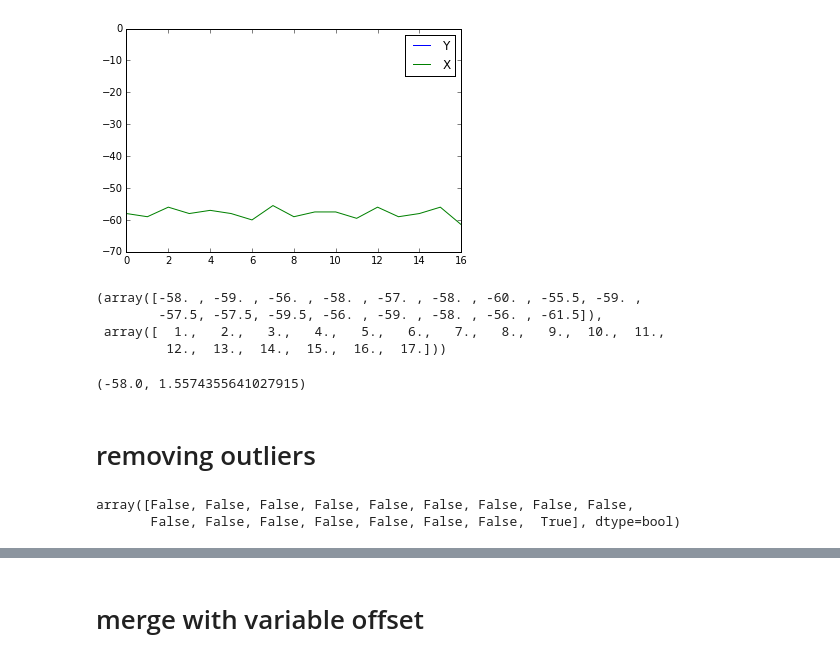
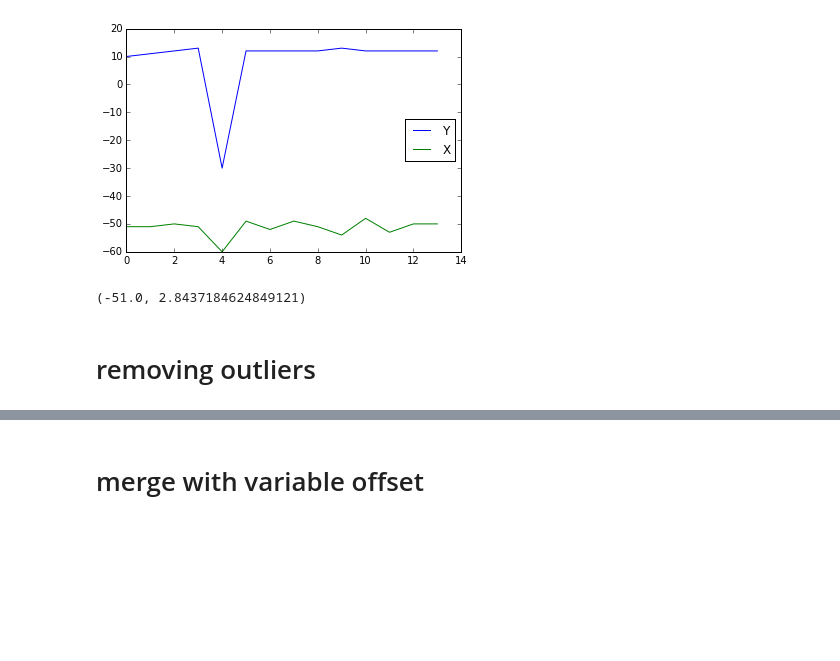
Before and after one commit to arve0/master, a Jupyter notebook: stitch with registration.ipynb, the cells around one changed output, grey strips where cells are left out. Cells and saved outputs as stored; diff of their text form; code cells hidden in the pictures; blank space fills up the shorter version.

```diff
--- a/stitch with registration.ipynb
+++ b/stitch with registration.ipynb
@@ -53,3 +24,9 @@ img_hist(eq)
 # %%
-img1 = io.imread(e.image(0,0,0,0))
-img2 = io.imread(e.image(0,0,1,0))
+from leicaexperiment import Experiment
+e = Experiment('data/experiment--2015_04_29_16_35_42 - Copy')
+
+rows = e.field_rows(0,0)
+cols = e.field_columns(0,0)
+
+img1 = imread(e.image(0,0,0,0))
+img2 = imread(e.image(0,0,0,1))
@@ -95,20 +36,24 @@ Wall time: 85.6 ms
 %%time
 translations = []
 row = 0
-selem = morphology.square(255)
-prev_p = None
 for col in cols:
-    p = e.image(0, 0, col, row)
-    if prev_p:
-        img1 = io.imread(prev_p)
-        img2 = io.imread(p)
+    p = e.image(0, 0, row, col)
+    next_p = e.image(0, 0, row, col+1)
+    if not next_p:
+        continue
 
-        # improve high frequency signal
-        #img1 = filters.rank.equalize(img1, selem)
-        #img2 = filters.rank.equalize(img2, selem)
+    img1 = imread(p)
+    img2 = imread(next_p)
 
-        #pos,err,phase_diff = register_translation(img1, img2, upsample_factor=10)
-        pos = x_registration(img1, img2)
-        translations.append((pos[0], pos[1], row, col))
-    prev_p = p
+    #only use half of images
+    y,x = img1.shape
+    img1 = img1[:,x//2:]
+    img2 = img2[:,:x//2]
+
+    #pos,err,phase_diff = register_translation(img1, img2, upsample_factor=10)
+    pos,success = imreg.translation(img1, img2)
+    translations.append((pos[0], pos[1], row, col))
+
+# so that we can use slice notation
+translations = np.array(translations)
 # %% [output]
@@ -120,20 +62,12 @@ translations = np.array(translations)
 # %%
-plt.plot(translations[:,0])
-plt.plot(translations[:,1])
-plt.legend(('Y', 'X'), loc='best');
+plot(translations[:,0:2])
+legend(('Y', 'X'), loc='best');
 # %% [output]
-[figure, old version]
+[figure, new version]
-# %%
-translations[:,1], translations[:,3]
-# %% [output]
-(array([-58. , -59. , -56. , -58. , -57. , -58. , -60. , -55.5, -59. ,
-        -57.5, -57.5, -59.5, -56. , -59. , -58. , -56. , -61.5]),
- array([  1.,   2.,   3.,   4.,   5.,   6.,   7.,   8.,   9.,  10.,  11.,
-         12.,  13.,  14.,  15.,  16.,  17.]))
 # %%
 np.median(translations[:,1]), np.std(translations[:,1])
 # %% [output]
-(-58.0, 1.5574355641027915)
+(-51.0, 2.8437184624849121)
 # %% [markdown]
 # removing outliers
 # %%
@@ -142,5 +84,0 @@ def find_outliers(data, m=2):
-# %%
-find_outliers(translations[:,1])
-# %% [output]
-array([False, False, False, False, False, False, False, False, False,
-       False, False, False, False, False, False, False,  True], dtype=bool)
```
Also changed, not shown: parts of 61 cells of this notebook, 13 other files.
